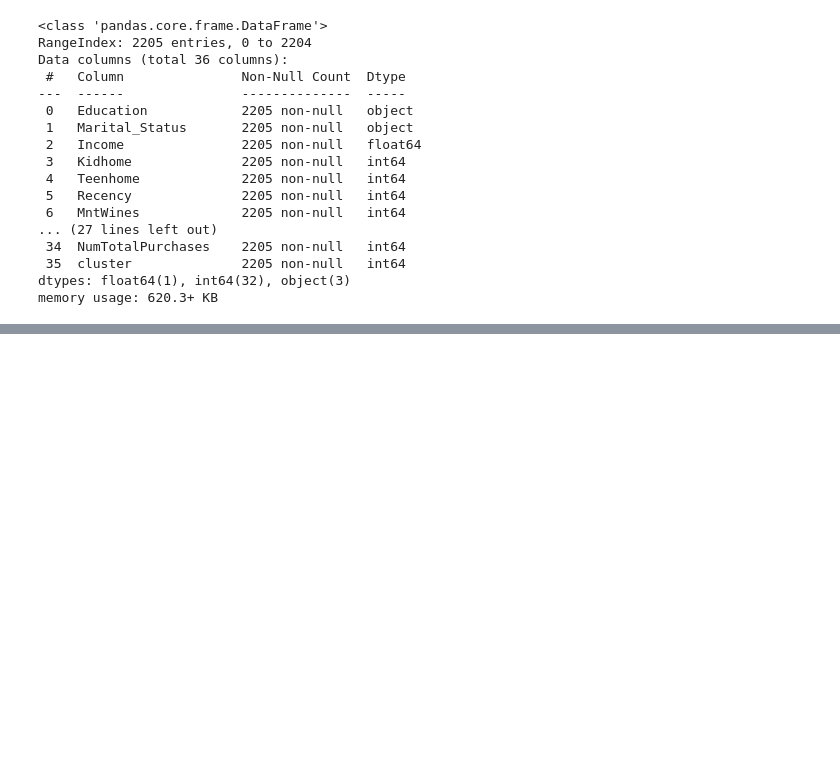
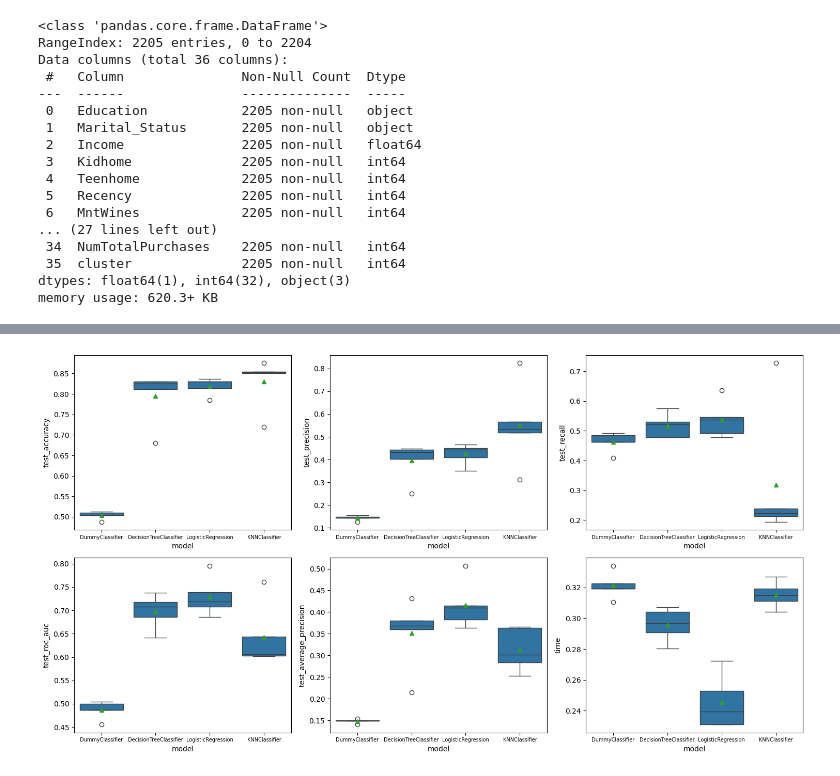
Before and after one commit to gustavo-dias-martins/Clusterizacao_Clientes_Delivery, a Jupyter notebook: Notebooks/04_classification.ipynb, the cells around one changed output, grey strips where cells are left out. Drawn from its saved outputs; the diff is of its cells as text; code cells hidden in the pictures; blank space fills up the shorter version.

Commit message:
Correção das imagens

```diff
--- a/Notebooks/04_classification.ipynb
+++ b/Notebooks/04_classification.ipynb
@@ -127,3 +127,10 @@ def pipeline_model(X, y, model, kf):
     )
 
     return scores
+# %%
+results = {
+    "DummyClassifier": pipeline_model(X, y, models["DummyClassifier"], skf),
+    "DecisionTreeClassifier": pipeline_model(X, y, models["DecisionTreeClassifier"], skf),
+    "LogisticRegression": pipeline_model(X, y, models["LogisticRegression"], skf),
+    "KNNClassifier": pipeline_model(X, y, models["KNNClassifier"], skf),
+}
@@ -129,0 +159,5 @@ def pipeline_model(X, y, model, kf):
+# %%
+for k, v in results.items():
+    results[k]["time"] = results[k]["fit_time"] + results[k]["score_time"]
+
+pprint(results)
@@ -129,0 +182,3 @@ def pipeline_model(X, y, model, kf):
+# %%
+df_results = pd.DataFrame(results).T.reset_index().rename(columns={"index": "model"})
+df_results
@@ -129,0 +191,6 @@ def pipeline_model(X, y, model, kf):
+# %%
+df_results_explode = df_results.explode(
+    df_results.columns[1:].to_list()
+).reset_index(drop=True)
+
+df_results_explode
@@ -129,0 +215,15 @@ def pipeline_model(X, y, model, kf):
+# %%
+import matplotlib.pyplot as plt
+import seaborn as sns
+
+fig, axs = plt.subplots(nrows=2, ncols=3, figsize=(15, 8), tight_layout=True)
+
+cols = df_results.columns[3:].to_list()
+
+for ax, col in zip(axs.flatten(), cols):
+    b = sns.boxplot(x="model", y=col, data=df_results_explode, ax=ax, showmeans=True)
+    b.set_xticklabels(b.get_xticklabels(), fontsize=7)
+
+plt.show()
+# %% [output]
+[figure, added]
```
Also changed, not shown: parts of 4 cells of this notebook, 3 other files.
